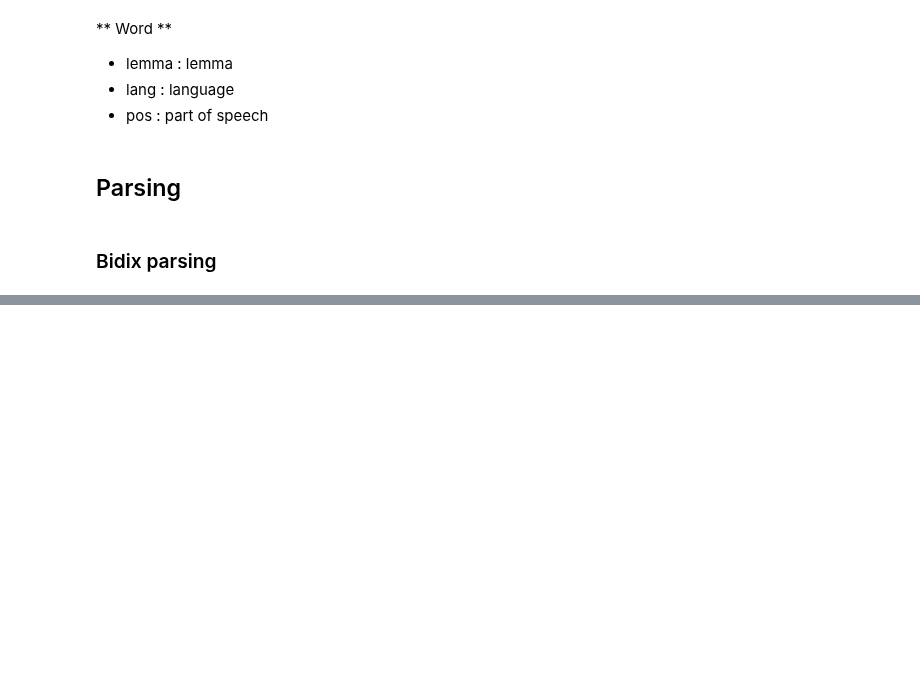
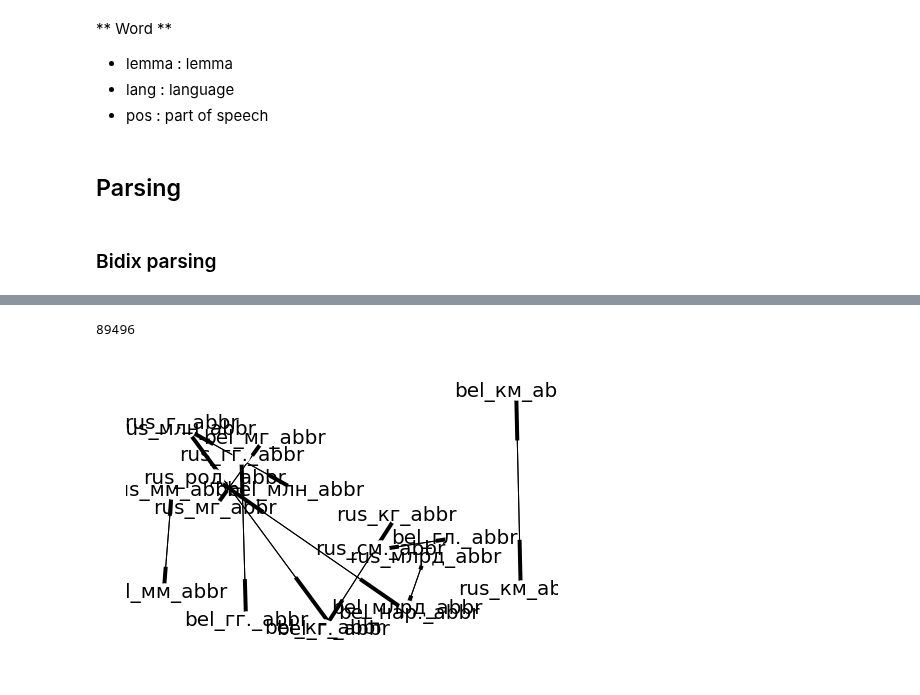
Before and after one commit to dkbrz/GSoC_2018, a Jupyter notebook: Project.ipynb, the cells around one changed output, grey strips where cells are left out. Drawn from its saved outputs; the diff is of its cells as text; code cells hidden in the pictures; blank space fills up the shorter version.

```diff
--- a/Project.ipynb
+++ b/Project.ipynb
@@ -361,0 +484,3 @@ Wall time: 757 ms
+# %%
+G = nx.DiGraph()
+%time add_bidix(G, T, 'bel', 'rus')
@@ -361,0 +489,9 @@ Wall time: 757 ms
+# %%
+len(G.nodes())
+# %% [output]
+89496
+# %%
+nx.draw_random(G, with_labels = True, font_size = 20, node_color = 'white')
+plt.show()
+# %% [output]
+[figure, added]
```
Also changed, not shown: parts of 24 cells of this notebook, 2 other files.
